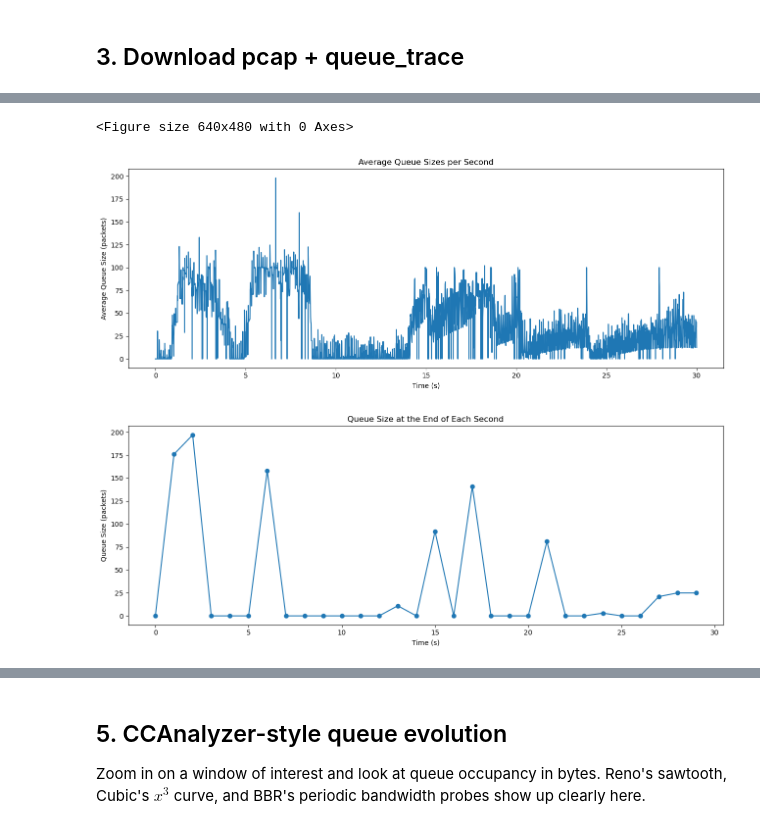
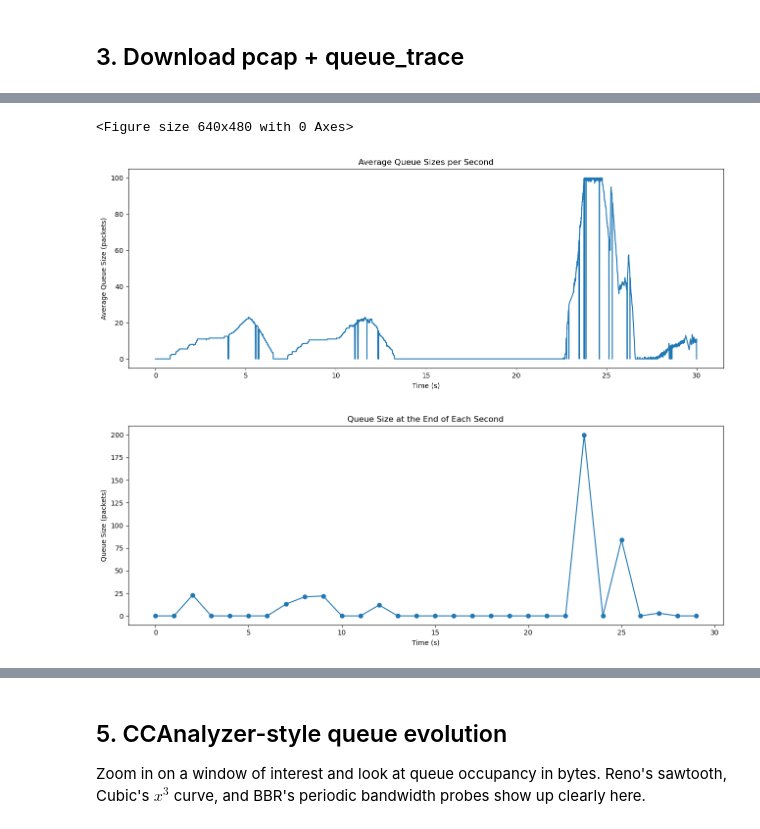
Before and after one commit to SNL-UCSB/agentic-thin-waist, a Jupyter notebook: services/analysis/analyze_queue.ipynb, the cells around one changed output, grey strips where cells are left out. Drawn from its saved outputs; the diff is of its cells as text; code cells hidden in the pictures.

```diff
--- a/services/analysis/analyze_queue.ipynb
+++ b/services/analysis/analyze_queue.ipynb
@@ -41,7 +43,7 @@ except ModuleNotFoundError:
 import matplotlib.pyplot as plt
 %matplotlib inline
 # %%
-EXPERIMENT_ID = os.environ.get('EXPERIMENT_ID', 'iperf3_30_30_50_pfifo_cubic_c264f4a8')
+EXPERIMENT_ID = os.environ.get('EXPERIMENT_ID', 'wget_10_10_20_pfifo_cubic_0c6d312a')
 TELEMETRY_BASE = os.environ.get('TELEMETRY_BASE', 'http://localhost:8004')
 OUT_DIR = Path('./_pcap_cache').resolve()
 OUT_DIR.mkdir(parents=True, exist_ok=True)
@@ -126,9 +128,15 @@ qtrace_path = qtrace_paths[0] if qtrace_paths else None
 
 if pcap_path:
     pkts = load_pcap(pcap_path)
-    print('pcap summary   :', summarize_pcap(pkts))
+    pkts_down = filter_downlink(pkts)
+    pkts_up = filter_uplink(pkts)
+    print('pcap summary (all)    :', summarize_pcap(pkts))
+    print('pcap summary (download):', summarize_pcap(pkts_down))
+    print('pcap summary (upload)  :', summarize_pcap(pkts_up))
 else:
     pkts = None
+    pkts_down = None
+    pkts_up = None
     print('(no pcap artifact)')
 
 if qtrace_path:
@@ -191,7 +216,7 @@ plt.show()
 # %%
-if pkts is not None:
-    plot_throughput(pkts, bin_seconds=0.1, unit='mbps', ax=axes[0],
-                    title=f'Throughput — {EXPERIMENT_ID}')
+if pkts_down is not None:
+    plot_throughput(pkts_down, bin_seconds=0.1, unit='mbps', ax=axes[0],
+                    title=f'Download throughput — {EXPERIMENT_ID}')
 else:
     axes[0].set_title('(no pcap)')
     axes[0].axis('off')
@@ -205,33 +230,33 @@ else:
     axes[1].axis('off')
     axes[2].set_title('(no queue_trace)')
     axes[2].axis('off')
 
 plt.tight_layout()
 # axes[1].set_yscale('log')
 axes[1].set_ylim(0,50)
 if df is not None and not df.empty:
     qsizes = df.groupby('rel_t')['backlog_pkts'].mean()
     fig, ax = plt.subplots(figsize=(13, 5))
     qsizes.plot(ax=ax, title='Average Queue Sizes per Second', xlabel='Time (s)', ylabel='Average Queue Size (packets)')
     plt.tight_layout()
     plt.show()
 else:
     print('No queue_trace artifact to plot.')
 
-# instead of plotting the mean, plot the smaple at the end of each second
+# instead of plotting the mean, plot the sample at the end of each second
 if df is not None and not df.empty:
     # Get the last sample for each second
     df['second'] = df['rel_t'].astype(int)
     last_samples = df.groupby('second').last().reset_index()
 
     fig, ax = plt.subplots(figsize=(13, 5))
     ax.plot(last_samples['second'], last_samples['backlog_pkts'], marker='o')
     ax.set_title('Queue Size at the End of Each Second')
     ax.set_xlabel('Time (s)')
     ax.set_ylabel('Queue Size (packets)')
     plt.tight_layout()
     plt.show()
 # %% [output]
 <Figure size 640x480 with 0 Axes>
-[figure, old version]
+[figure, new version]
-[figure, old version]
+[figure, new version]
```
Also changed, not shown: parts of 10 cells of this notebook, 2 other files.
